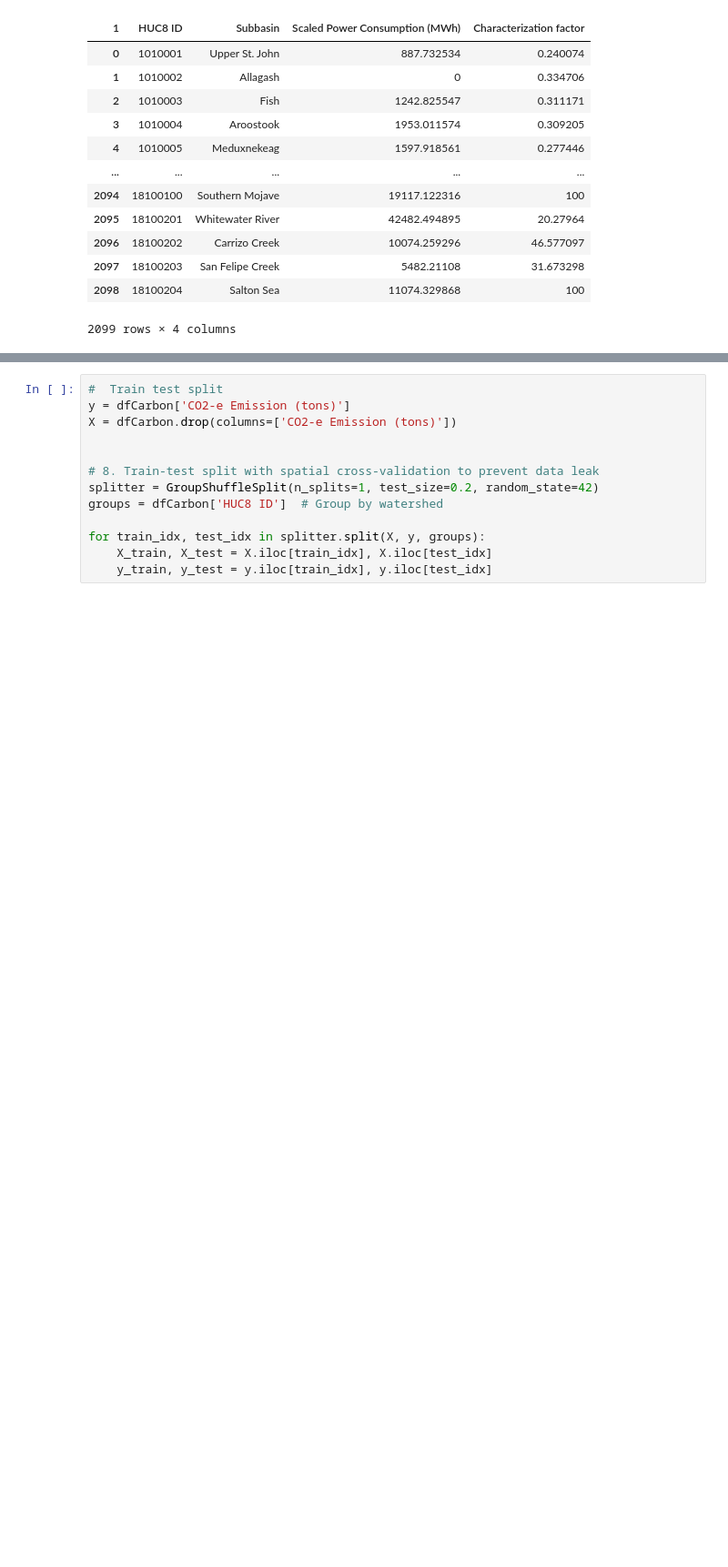
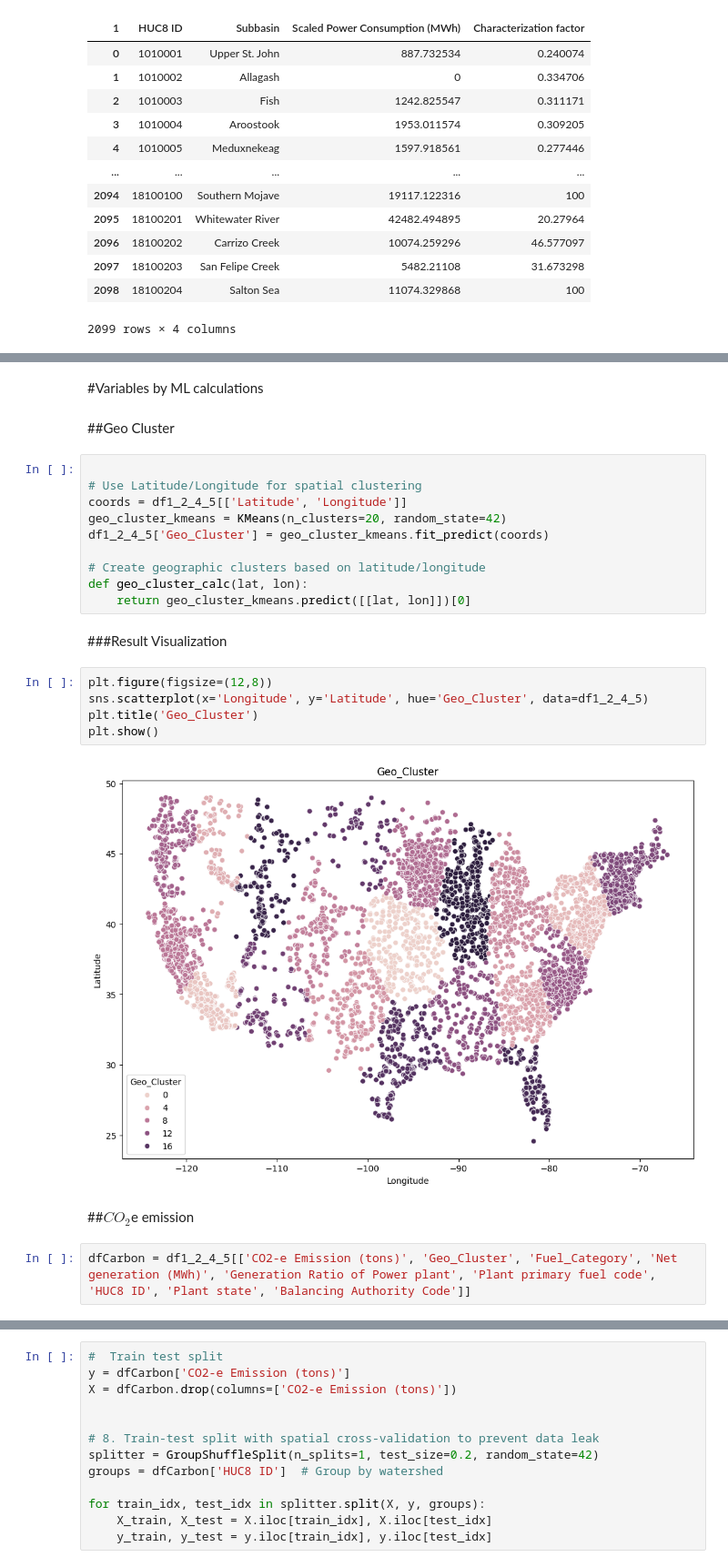
Before and after one commit to ChhaviDixit/ML-Climate, a Jupyter notebook: src/Data_Center_Sustainability_Score.ipynb, the cells around one changed output, grey strips where cells are left out. Shown at 91% size. Cells and saved outputs as stored; diff of their text form; blank space fills up the shorter version.

```diff
--- a/src/Data_Center_Sustainability_Score.ipynb
+++ b/src/Data_Center_Sustainability_Score.ipynb
@@ -168,3 +416,30 @@ print(dfCarbon)
+# %% [markdown]
+#Variables by ML calculations
+# %% [markdown]
+##Geo Cluster
+# %%
+
+# Use Latitude/Longitude for spatial clustering
+coords = df1_2_4_5[['Latitude', 'Longitude']]
+geo_cluster_kmeans = KMeans(n_clusters=20, random_state=42)
+df1_2_4_5['Geo_Cluster'] = geo_cluster_kmeans.fit_predict(coords)
+
+# Create geographic clusters based on latitude/longitude
+def geo_cluster_calc(lat, lon):
+    return geo_cluster_kmeans.predict([[lat, lon]])[0]
+# %% [markdown]
+###Result Visualization
+# %%
+plt.figure(figsize=(12,8))
+sns.scatterplot(x='Longitude', y='Latitude', hue='Geo_Cluster', data=df1_2_4_5)
+plt.title('Geo_Cluster')
+plt.show()
+# %% [output]
+[figure, added]
+# %% [markdown]
+##${CO_2}$e emission
+# %%
+dfCarbon = df1_2_4_5[['CO2-e Emission (tons)', 'Geo_Cluster', 'Fuel_Category', 'Net generation (MWh)', 'Generation Ratio of Power plant', 'Plant primary fuel code', 'HUC8 ID', 'Plant state', 'Balancing Authority Code']]
 # %%
 print(dfCarbon.columns)
 # %% [output]
```
Also changed, not shown: parts of 105 cells of this notebook.
